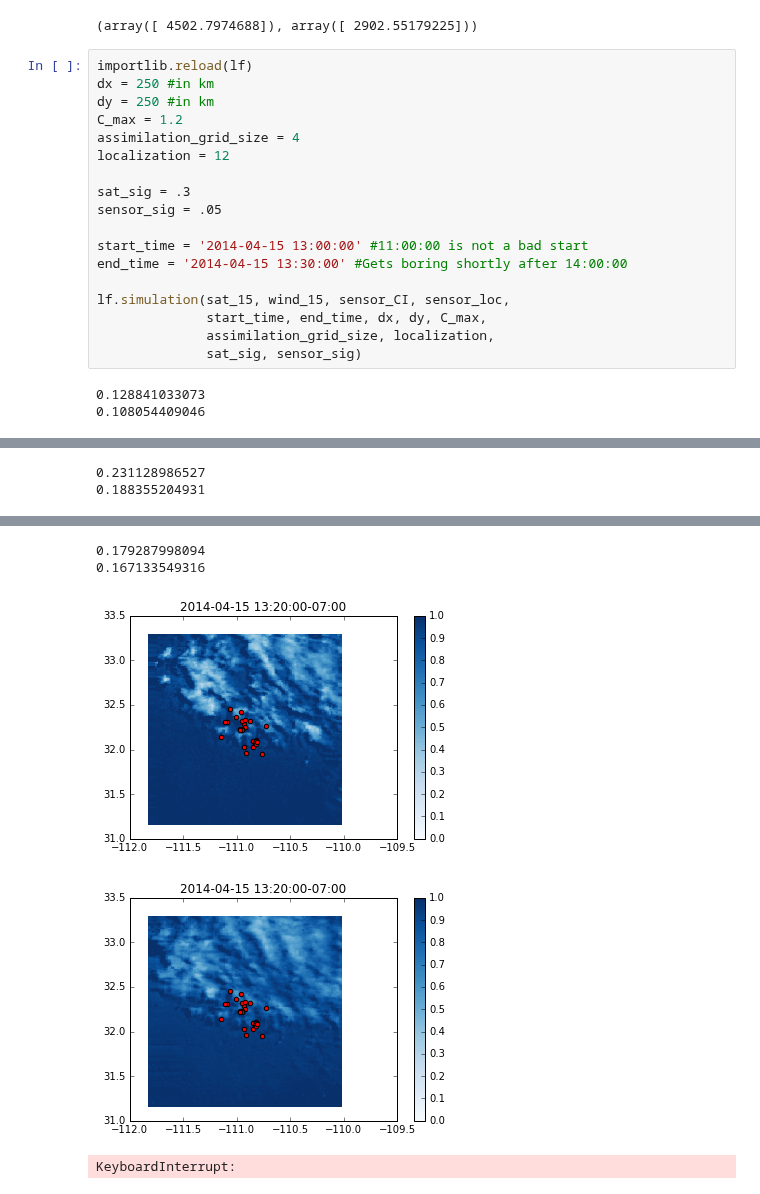
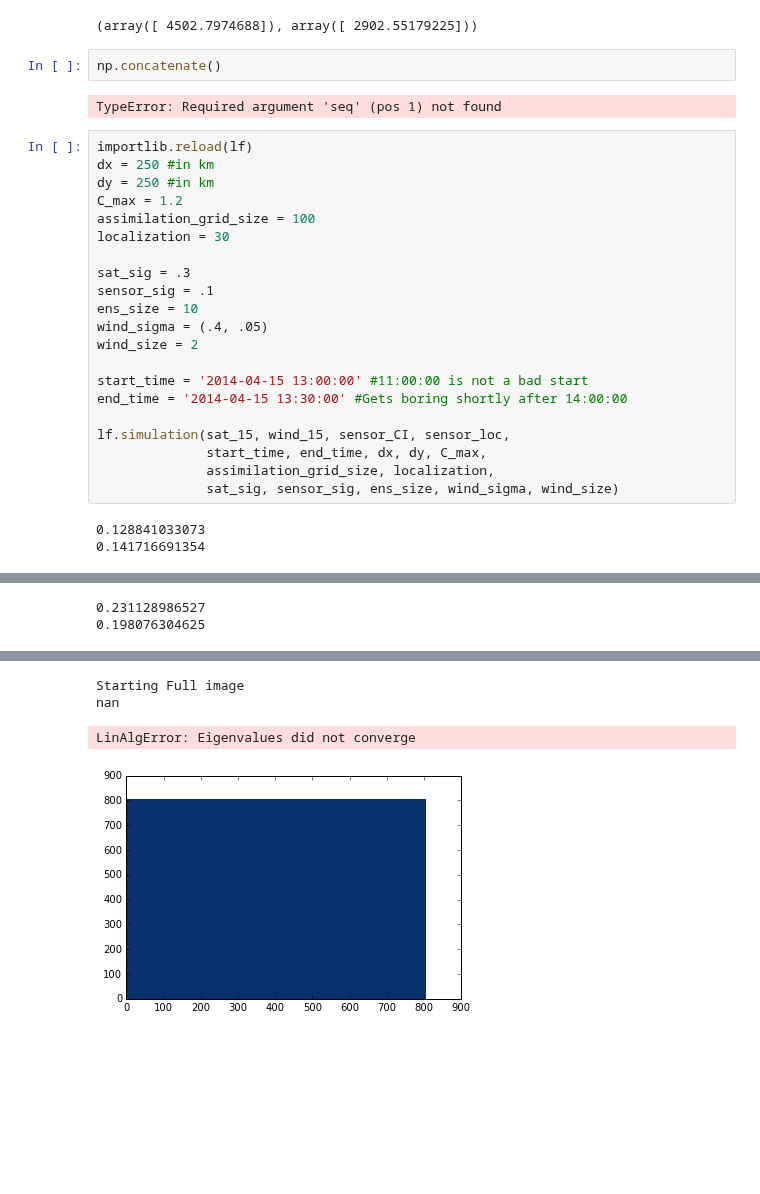
Before and after one commit to travisMharty/letkf_forecasting, a Jupyter notebook: run_file.ipynb, the cells around one changed output, grey strips where cells are left out. Drawn from its saved outputs; the diff is of its cells as text; blank space fills up the shorter version.

Commit message:
sensor data update seems to be working. Need to get whole image update to work. Added fake_data notebook in order to test assimilation functions in letkf_forecasting.py

```diff
--- a/run_file.ipynb
+++ b/run_file.ipynb
@@ -49,16 +49,23 @@ lf.parallax_shift(2000,
                      solar_position['elevation'].values*np.pi/360)
 # %% [output]
 (array([ 4502.7974688]), array([ 2902.55179225]))
+# %%
+np.concatenate()
+# %% [output]
+TypeError: Required argument 'seq' (pos 1) not found
 # %%
 importlib.reload(lf)
 dx = 250 #in km
 dy = 250 #in km
 C_max = 1.2
-assimilation_grid_size = 4
-localization = 12
+assimilation_grid_size = 100
+localization = 30
 
 sat_sig = .3
-sensor_sig = .05
+sensor_sig = .1
+ens_size = 10
+wind_sigma = (.4, .05)
+wind_size = 2
 
 start_time = '2014-04-15 13:00:00' #11:00:00 is not a bad start
 end_time = '2014-04-15 13:30:00' #Gets boring shortly after 14:00:00
@@ -66,7 +73,7 @@ end_time = '2014-04-15 13:30:00' #Gets boring shortly after 14:00:00
 lf.simulation(sat_15, wind_15, sensor_CI, sensor_loc,
               start_time, end_time, dx, dy, C_max,
               assimilation_grid_size, localization,
-              sat_sig, sensor_sig)
+              sat_sig, sensor_sig, ens_size, wind_sigma, wind_size)
 # %% [output]
 0.128841033073
-0.108054409046
+0.141716691354
@@ -75,2 +82,2 @@ lf.simulation(sat_15, wind_15, sensor_CI, sensor_loc,
 0.231128986527
-0.188355204931
+0.198076304625
@@ -79,5 +86,4 @@ lf.simulation(sat_15, wind_15, sensor_CI, sensor_loc,
-0.179287998094
-0.167133549316
+Starting Full image
+nan
+LinAlgError: Eigenvalues did not converge
-[figure, old version]
+[figure, new version]
-[figure, removed]
-KeyboardInterrupt:
```
Also changed, not shown: parts of 1 cell of this notebook, 2 other files.
